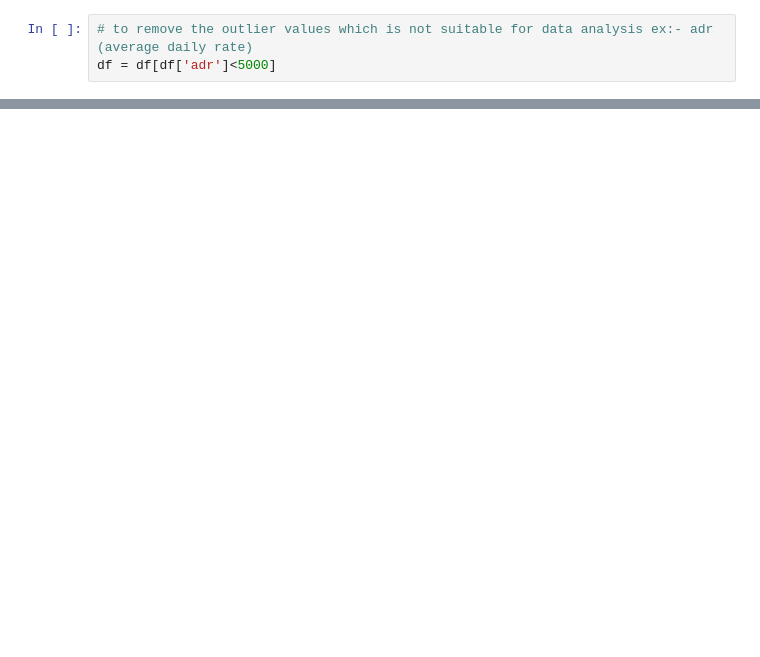
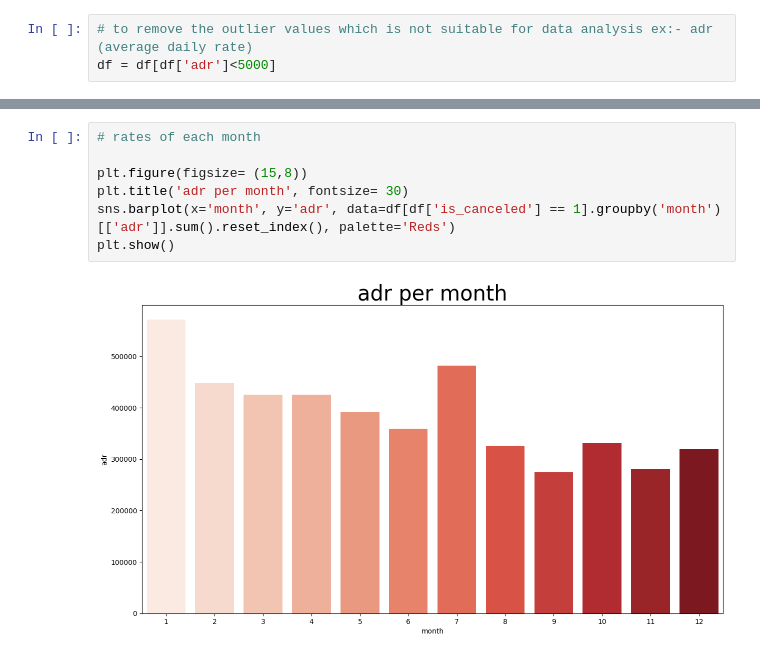
Before and after one commit to KKaranSinghh/Python-Youtube, a Jupyter notebook: Projects/Hotelbooking.ipynb, the cells around one changed output, grey strips where cells are left out. Drawn from its saved outputs; the diff is of its cells as text; blank space fills up the shorter version.

```diff
--- a/Projects/Hotelbooking.ipynb
+++ b/Projects/Hotelbooking.ipynb
@@ -231,0 +316,9 @@ df.describe()
+# %%
+# rates of each month
+
+plt.figure(figsize= (15,8))
+plt.title('adr per month', fontsize= 30)
+sns.barplot(x='month', y='adr', data=df[df['is_canceled'] == 1].groupby('month')[['adr']].sum().reset_index(), palette='Reds')
+plt.show()
+# %% [output]
+[figure, added]
```
Also changed, not shown: parts of 11 cells of this notebook.
